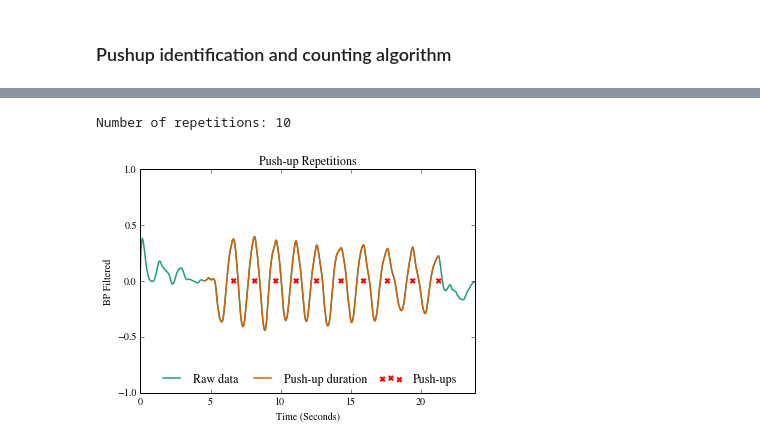
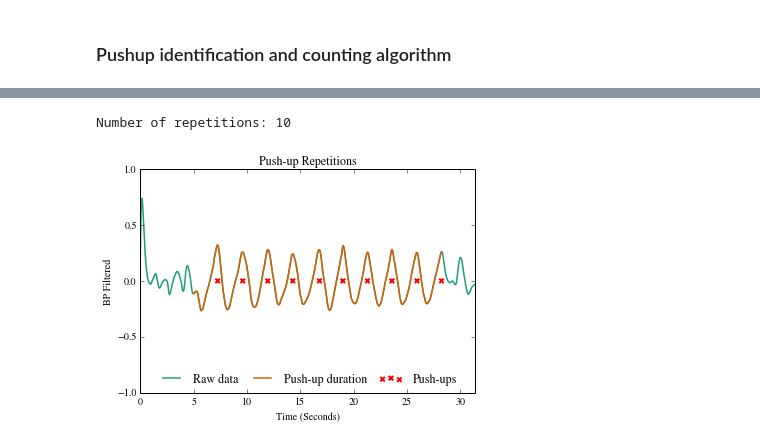
Before and after one commit to kellygwiseman/workout_buddy, a Jupyter notebook: notebooks/push_up.ipynb, the cells around one changed output, grey strips where cells are left out. Drawn from its saved outputs; the diff is of its cells as text; code cells hidden in the pictures.

```diff
--- a/notebooks/push_up.ipynb
+++ b/notebooks/push_up.ipynb
@@ -164,8 +171,8 @@ np.save('../processed/pushup_pitch_rep_metrics.npy', data_arr)
 #sample = 'Beau_inward'
 
 ## Read in one sample to process and plot ##
-df = pd.read_csv('../data/sensor/2015-03-03_19-42-47.csv')
-sample = 'Katie'
+df = pd.read_csv('../data/sensor/2015-02-28_14-13-46.csv')
+sample = 'Kelly_ok'
 
 freq = 20.0
 female = 1
@@ -217,31 +224,31 @@ gr.plot_corr(df_filt, correls, freq, sample)
 # %%
 # Filter based on feature amplitudes
 cond1 = np.abs(correls.ix[:, 'accelerometerAccelerationX', 'accelerometerAccelerationY']) > 0.6
 cond2 = (np.abs(correls.ix[:, 'motionQuaternionY', 'motionQuaternionW'])+
          np.abs(correls.ix[:, 'motionQuaternionX', 'motionQuaternionY'])+
          np.abs(correls.ix[:, 'motionQuaternionY', 'motionQuaternionZ'])+
          np.abs(correls.ix[:, 'gyroRotationX', 'gyroRotationZ'])) > 2.5
 # Trim the beginning 2.5 seconds and last 1 seconds of record
 cond3 = df_filt.index > int(freq*2.5)
 cond4 = df_filt.index < (df_filt.shape[0] - int(freq))
 
 # Pushup repetition window
 pushup_window = df_filt[cond1 & cond2 & cond3 & cond4].index
 
 ## Count the number of repetitions ##
 # Peak parameters
 mph=(0.2 - 0.025*female) # minimum peak height
 mpd=0.5*freq + 0.25*freq*female # minimum peak separation distance
 feature = 'motionPitch'
-peakind, count = count_peaks(df_filt, pushup_window, feature, mph, mpd, freq)
+peakind, count = dp.count_peaks(df_filt, pushup_window, feature, mph, mpd, freq)
 
 # calculate tight pushup window
-avg_dur = average_duration(peakind, count)
-window_ind, window_sec = calculate_rep_window(peakind, pushup_window, avg_dur, freq)
+avg_dur = dp.average_duration(peakind, count)
+window_ind, window_sec = dp.calculate_rep_window(peakind, pushup_window, avg_dur, freq)
 
 # Plot
 gr.plot_pushups(df_filt, pushup_window, window_ind, peakind, feature, freq, sample)
 print 'Number of repetitions:',count
 # %% [output]
 Number of repetitions: 10
-[figure, old version]
+[figure, new version]
```
Also changed, not shown: parts of 5 cells of this notebook, 9 other files.
